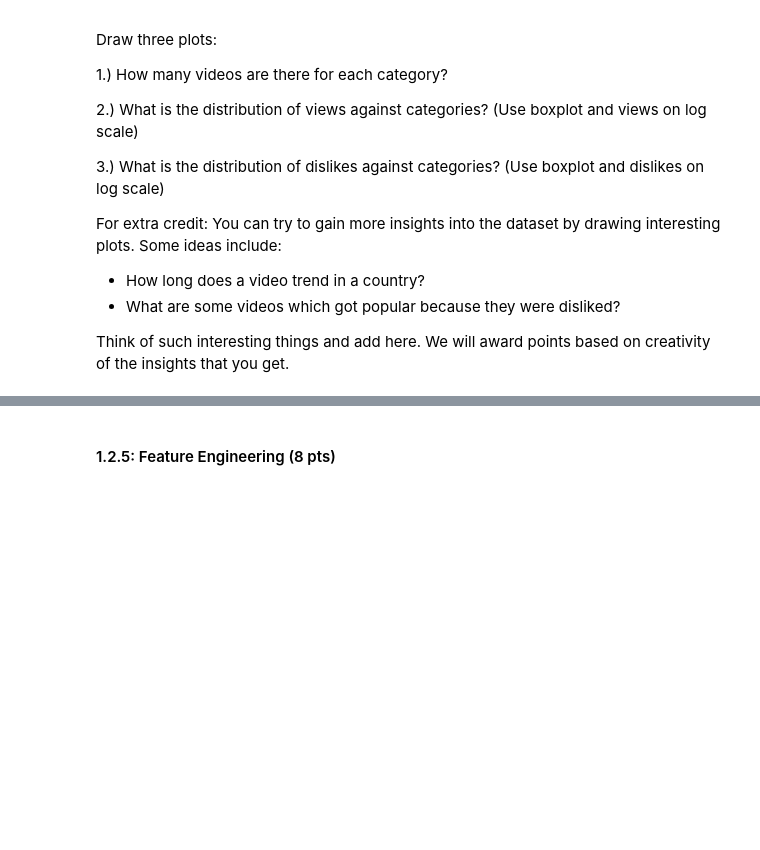
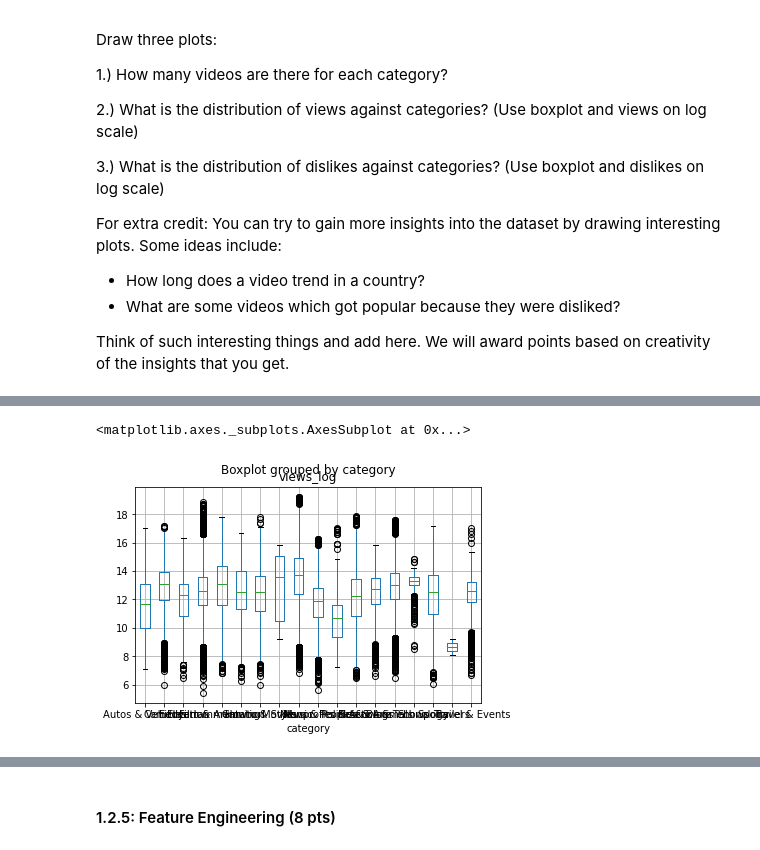
Before and after one commit to spatank/CIS-545, a Jupyter notebook: Homework_4_SPP.ipynb, the cells around one changed output, grey strips where cells are left out. Saved outputs shown, nothing was run; the diff lists cells and outputs as text; code cells hidden in the pictures; blank space fills up the shorter version.

```diff
--- a/Homework_4_SPP.ipynb
+++ b/Homework_4_SPP.ipynb
@@ -363,0 +367,5 @@ combined_data.head(2)
+# %%
+combined_data.boxplot(column = 'views_log', by = 'category')
+# %% [output]
+<matplotlib.axes._subplots.AxesSubplot at 0x...>
+[figure, added]
```
Also changed, not shown: parts of 3 cells of this notebook.
